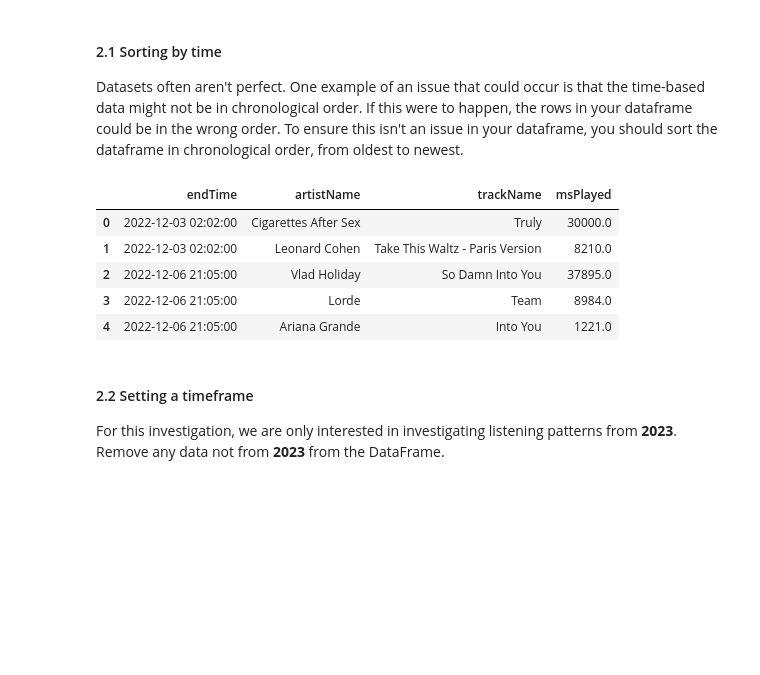
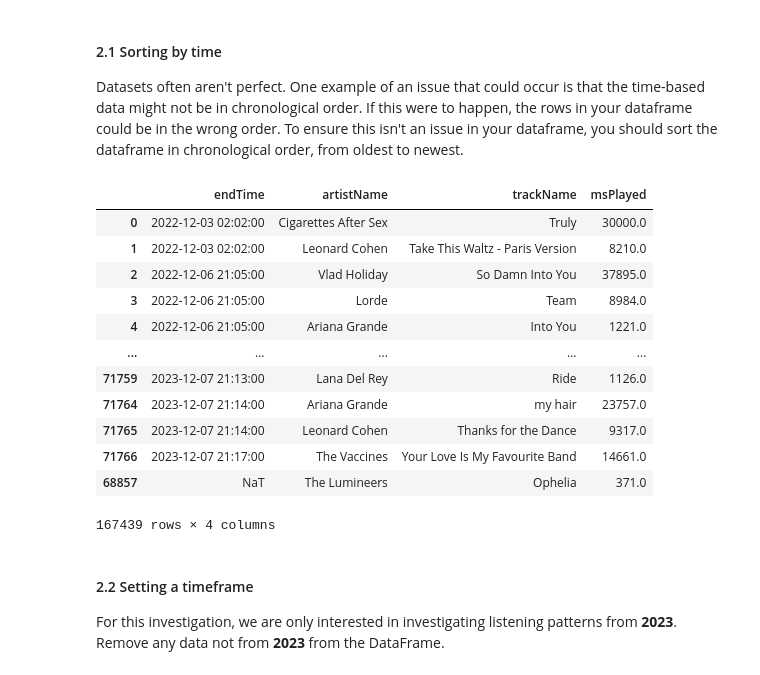
Before and after one commit to jwestpla/DAT200_compulsaries, a Jupyter notebook: CA1/CA1_spotify.ipynb, the cells around one changed output. Drawn from its saved outputs; the diff is of its cells as text; code cells hidden in the pictures; blank space fills up the shorter version.

```diff
--- a/CA1/CA1_spotify.ipynb
+++ b/CA1/CA1_spotify.ipynb
@@ -155,15 +155,22 @@ Datasets often aren't perfect. One example of an issue that could occur is that
 # %%
 df['endTime'] = pd.to_datetime(df['endTime'])
 df = df.sort_values(by="endTime")
 
-df.head()
+df
 # %% [output]
 |  | endTime | artistName | trackName | msPlayed |
 | 0 | 2022-12-03 02:02:00 | Cigarettes After Sex | Truly | 30000.0 |
 | 1 | 2022-12-03 02:02:00 | Leonard Cohen | Take This Waltz - Paris Version | 8210.0 |
 | 2 | 2022-12-06 21:05:00 | Vlad Holiday | So Damn Into You | 37895.0 |
 | 3 | 2022-12-06 21:05:00 | Lorde | Team | 8984.0 |
 | 4 | 2022-12-06 21:05:00 | Ariana Grande | Into You | 1221.0 |
+| ... | ... | ... | ... | ... |
+| 71759 | 2023-12-07 21:13:00 | Lana Del Rey | Ride | 1126.0 |
+| 71764 | 2023-12-07 21:14:00 | Ariana Grande | my hair | 23757.0 |
+| 71765 | 2023-12-07 21:14:00 | Leonard Cohen | Thanks for the Dance | 9317.0 |
+| 71766 | 2023-12-07 21:17:00 | The Vaccines | Your Love Is My Favourite Band | 14661.0 |
+| 68857 | NaT | The Lumineers | Ophelia | 371.0 |
+167439 rows × 4 columns
 # %% [markdown]
 #### 2.2 Setting a timeframe
 For this investigation, we are only interested in investigating listening patterns from **2023**. Remove any data not from **2023** from the DataFrame.
```
Also changed, not shown: parts of 4 cells of this notebook.
